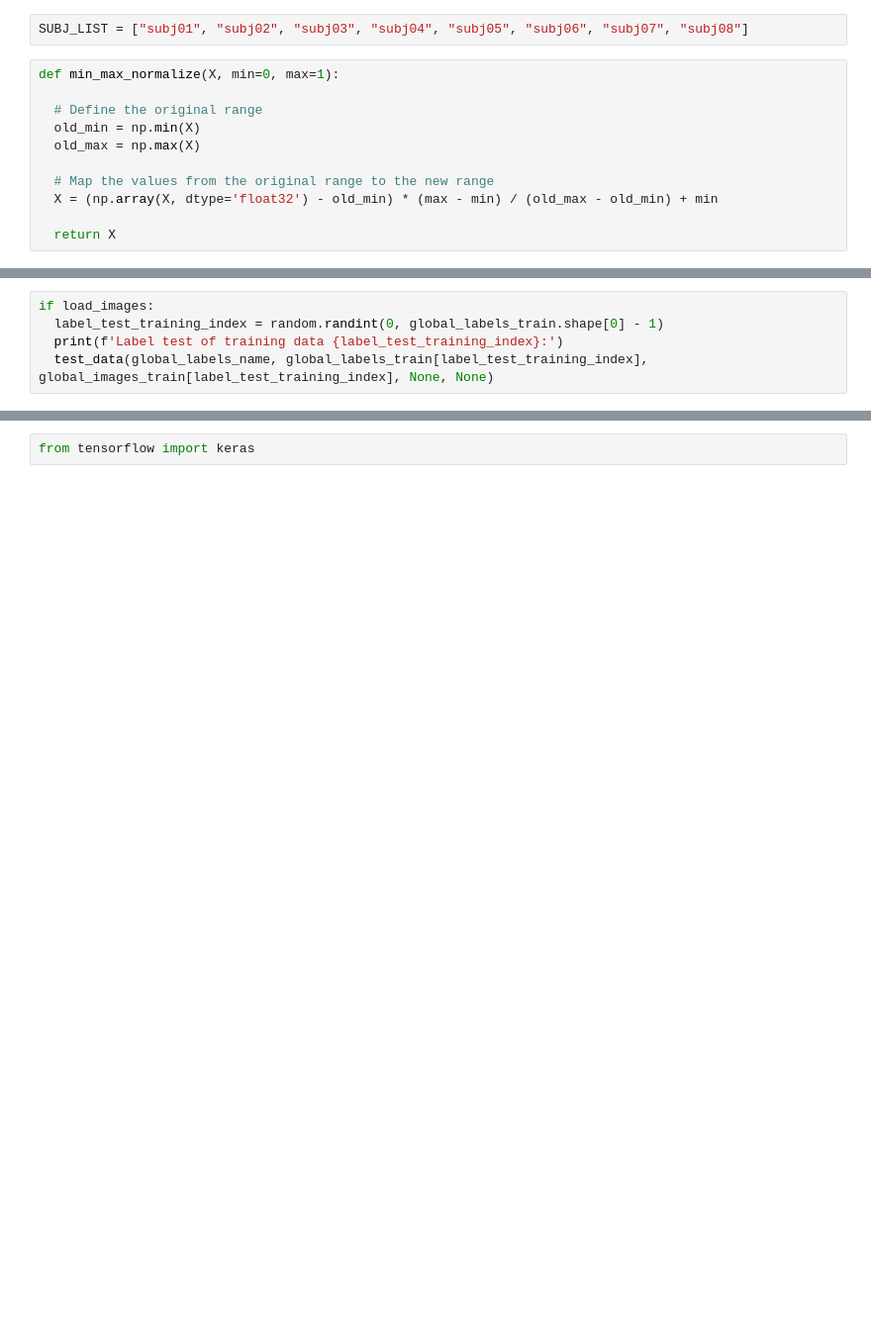
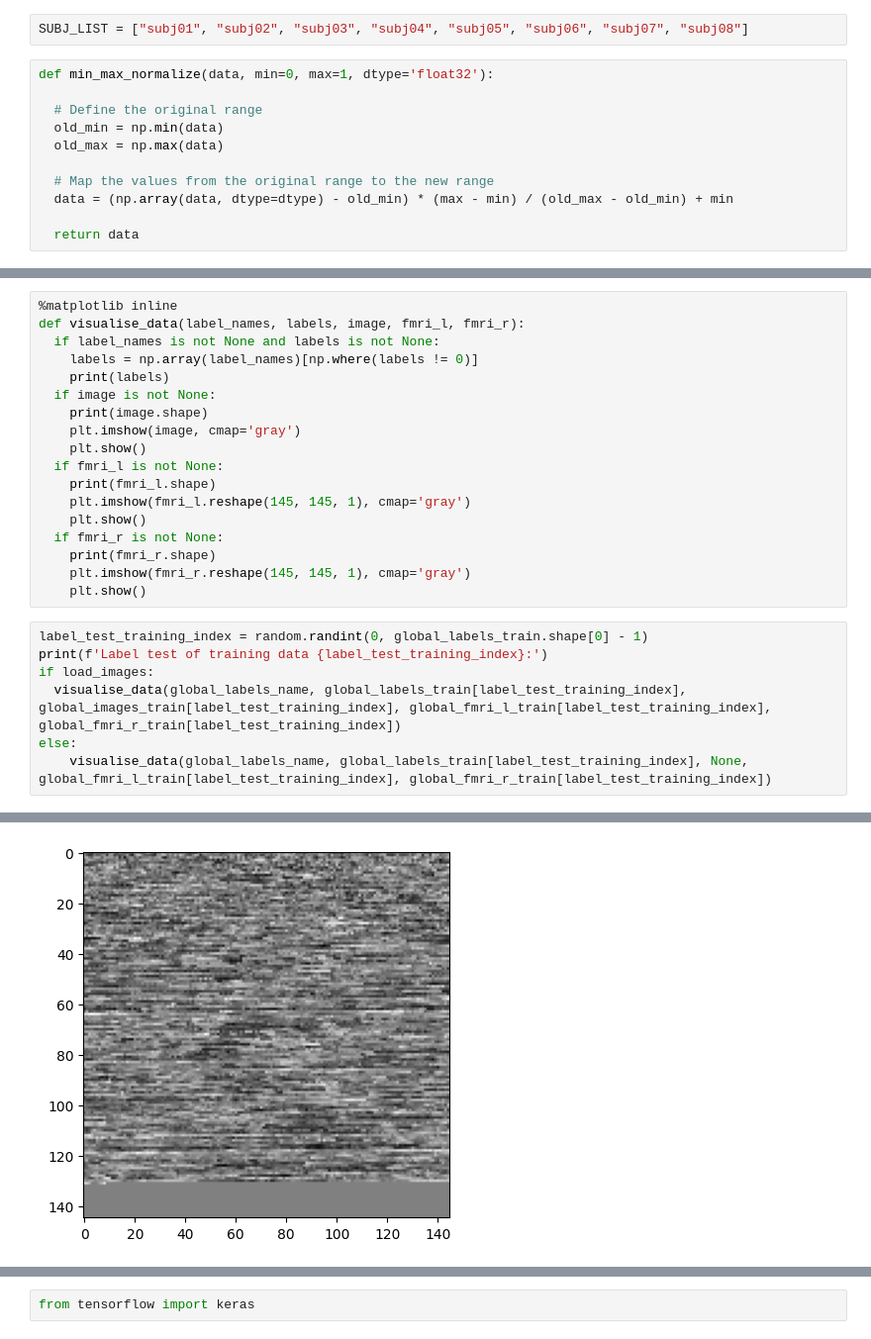
Before and after one commit to A-Ariyanuchitkul/G20_ML2023, a Jupyter notebook: project.ipynb, the cells around one changed output, grey strips where cells are left out. Shown: that part at 99% size. Cells and saved outputs as stored; diff of their text form; blank space fills up the shorter version.

Commit message:
Data preprocessing Load test data Fix problems with loading

```diff
--- a/project.ipynb
+++ b/project.ipynb
@@ -200,13 +200,13 @@ def test_data(label_names, labels_list, image, fmri_l, fmri_r):
 # %%
 SUBJ_LIST = ["subj01", "subj02", "subj03", "subj04", "subj05", "subj06", "subj07", "subj08"]
 # %%
-def min_max_normalize(X, min=0, max=1):
+def min_max_normalize(data, min=0, max=1, dtype='float32'):
 
   # Define the original range
-  old_min = np.min(X)
-  old_max = np.max(X)
+  old_min = np.min(data)
+  old_max = np.max(data)
 
   # Map the values from the original range to the new range
-  X = (np.array(X, dtype='float32') - old_min) * (max - min) / (old_max - old_min) + min
+  data = (np.array(data, dtype=dtype) - old_min) * (max - min) / (old_max - old_min) + min
 
-  return X
+  return data
@@ -321,5 +337,26 @@ Global shapes:
+# %%
+%matplotlib inline
+def visualise_data(label_names, labels, image, fmri_l, fmri_r):
+  if label_names is not None and labels is not None:
+    labels = np.array(label_names)[np.where(labels != 0)]
+    print(labels)
+  if image is not None:
+    print(image.shape)
+    plt.imshow(image, cmap='gray')
+    plt.show()
+  if fmri_l is not None:
+    print(fmri_l.shape)
+    plt.imshow(fmri_l.reshape(145, 145, 1), cmap='gray')
+    plt.show()
+  if fmri_r is not None:
+    print(fmri_r.shape)
+    plt.imshow(fmri_r.reshape(145, 145, 1), cmap='gray')
+    plt.show()
 # %%
+label_test_training_index = random.randint(0, global_labels_train.shape[0] - 1)
+print(f'Label test of training data {label_test_training_index}:')
 if load_images:
-  label_test_training_index = random.randint(0, global_labels_train.shape[0] - 1)
-  print(f'Label test of training data {label_test_training_index}:')
-  test_data(global_labels_name, global_labels_train[label_test_training_index], global_images_train[label_test_training_index], None, None)
+  visualise_data(global_labels_name, global_labels_train[label_test_training_index], global_images_train[label_test_training_index], global_fmri_l_train[label_test_training_index], global_fmri_r_train[label_test_training_index])
+else:
+    visualise_data(global_labels_name, global_labels_train[label_test_training_index], None, global_fmri_l_train[label_test_training_index], global_fmri_r_train[label_test_training_index])
+# %% [output]
@@ -325,0 +367 @@ if load_images:
+[figure, added]
```
Also changed, not shown: parts of 18 cells of this notebook.
